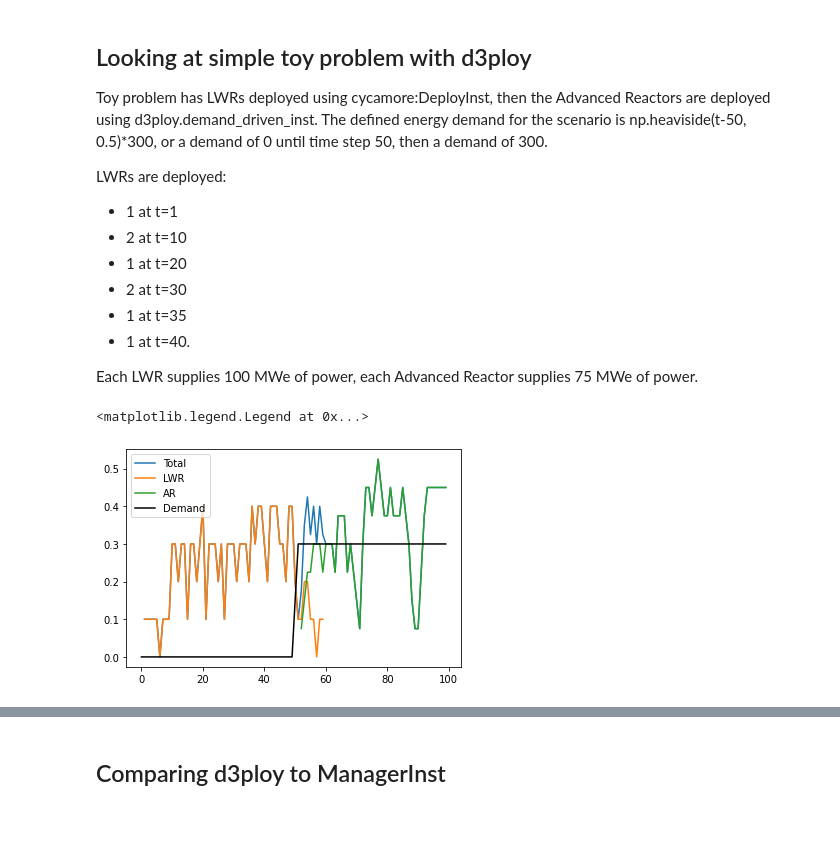
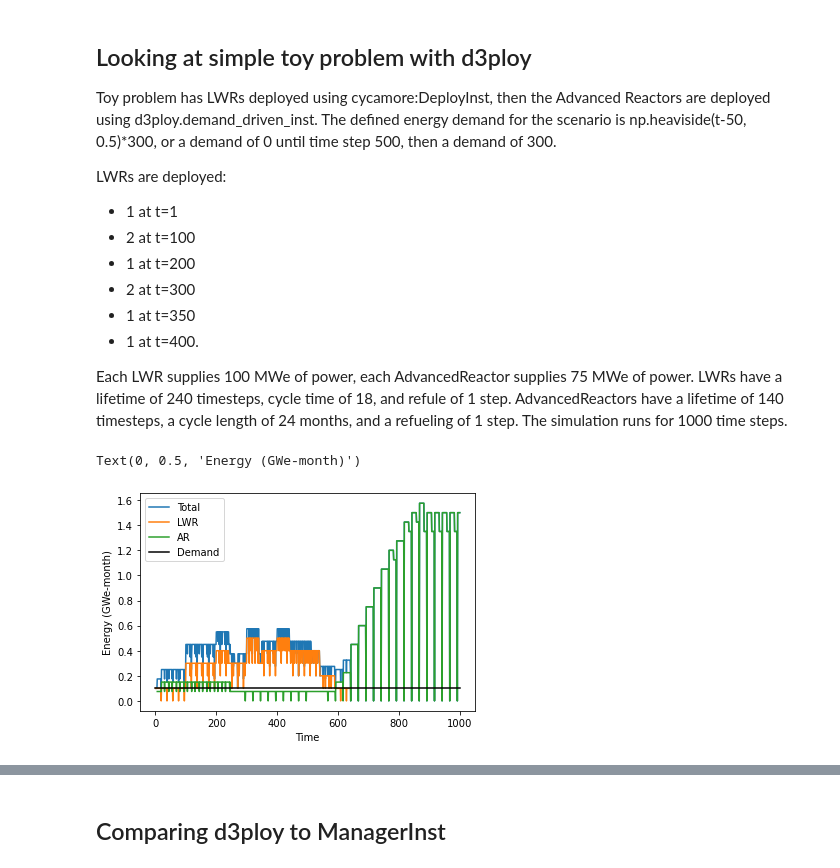
Before and after one commit to abachma2/toy_problems, a Jupyter notebook: cyclus_inputs/Untitled.ipynb, the cells around one changed output, grey strips where cells are left out. Saved outputs shown, nothing was run; the diff lists cells and outputs as text; code cells hidden in the pictures; blank space fills up the shorter version.

```diff
--- a/cyclus_inputs/Untitled.ipynb
+++ b/cyclus_inputs/Untitled.ipynb
@@ -11,17 +11,21 @@ import transition_metrics as tm
 ## Looking at simple toy problem with d3ploy
 Toy problem has LWRs deployed using cycamore:DeployInst, then the Advanced Reactors
 are deployed using d3ploy.demand_driven_inst. The defined energy demand for the scenario is
-np.heaviside(t-50, 0.5)*300, or a demand of 0 until time step 50, then a demand of 300.
+np.heaviside(t-50, 0.5)*300, or a demand of 0 until time step 500, then a demand of 300.
 
 LWRs are deployed:
 * 1 at t=1
-* 2 at t=10
-* 1 at t=20
-* 2 at t=30
-* 1 at t=35
-* 1 at t=40.
+* 2 at t=100
+* 1 at t=200
+* 2 at t=300
+* 1 at t=350
+* 1 at t=400.
 
-Each LWR supplies 100 MWe of power, each Advanced Reactor supplies 75 MWe of power.
+Each LWR supplies 100 MWe of power, each AdvancedReactor supplies 75 MWe of power. LWRs
+have a lifetime of 240 timesteps, cycle time of 18, and refule of 1 step.
+AdvancedReactors have a lifetime of 140 timesteps, a cycle length of 24
+months, and a refueling of 1 step.
+The simulation runs for 1000 time steps.
 # %%
 def get_lwr_energy(filename, advanced_rx):
     evaler = tm.get_metrics(filename)
@@ -49,13 +53,15 @@ out_file = "d3ploy_test.sqlite"
 # %%
 energy = tm.get_monthly_electricity(out_file)
 lwr_energy = get_lwr_energy(out_file, 'AdvancedReactor')
 AR_energy = get_prototype_energy(out_file, 'AdvancedReactor')
 plt.plot((energy['Year']-1965)*12, energy['Energy'], label='Total')
 plt.plot(lwr_energy['Month'], lwr_energy['Energy'], label='LWR')
 plt.plot(AR_energy['Month'], AR_energy['Energy'], label='AR')
-t = np.linspace(0, 99, 100)
-plt.plot(t, np.heaviside(t-50, 0.5)*.3, 'k', label='Demand')
+t = np.linspace(0, 999, 1000)
+plt.plot(t, np.repeat(0.1,1000), 'k', label='Demand')
 plt.legend()
+plt.xlabel('Time')
+plt.ylabel('Energy (GWe-month)')
 # %% [output]
-<matplotlib.legend.Legend at 0x...>
+Text(0, 0.5, 'Energy (GWe-month)')
-[figure, old version]
+[figure, new version]
```
Also changed, not shown: parts of 10 cells of this notebook.
